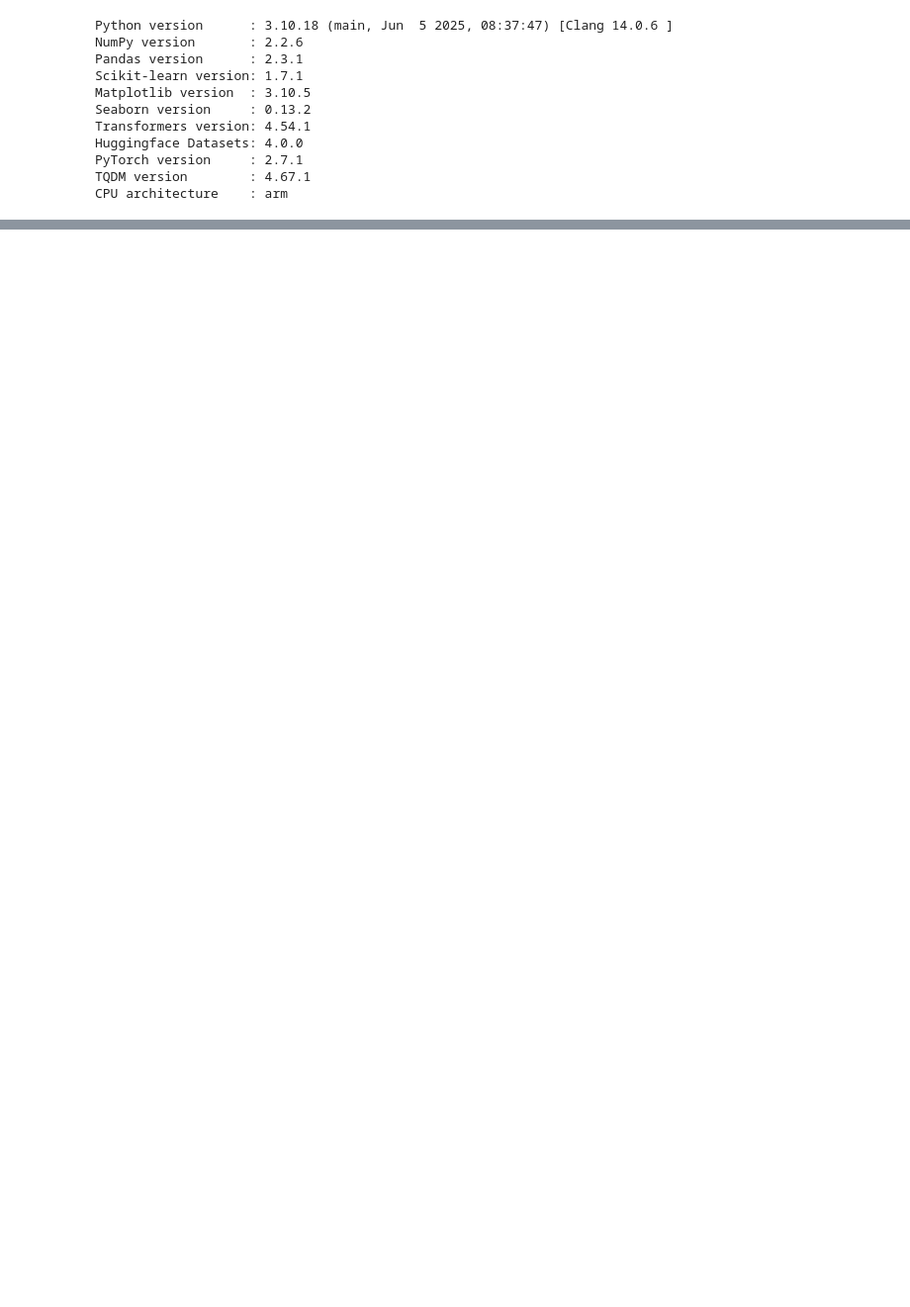
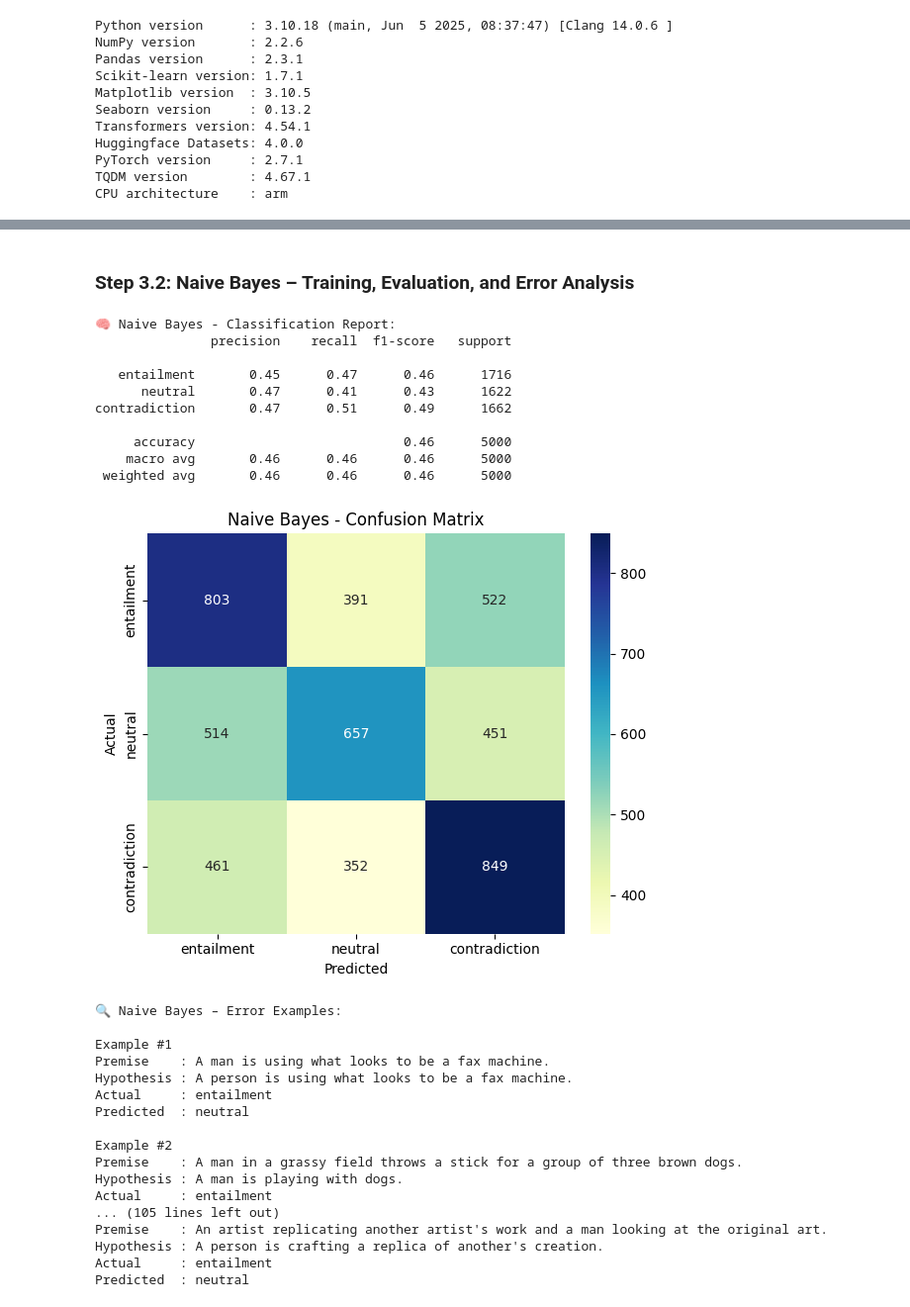
Before and after one commit to TheTeeThailand/project_nlp, a Jupyter notebook: notebooks/01_baseline_tfidf.ipynb, the cells around one changed output, grey strips where cells are left out. Shown: that part at 99% size. Saved outputs shown, nothing was run; the diff lists cells and outputs as text; code cells hidden in the pictures; blank space fills up the shorter version.

```diff
--- a/notebooks/01_baseline_tfidf.ipynb
+++ b/notebooks/01_baseline_tfidf.ipynb
@@ -49,0 +186,76 @@ CPU architecture    : arm
+# %% [markdown]
+### Step 3.2: Naive Bayes – Training, Evaluation, and Error Analysis
+# %%
+from sklearn.naive_bayes import MultinomialNB
+from sklearn.metrics import classification_report, confusion_matrix
+import matplotlib.pyplot as plt
+import seaborn as sns
+
+# Define class labels for display
+labels = ["entailment", "neutral", "contradiction"]
+
+# Initialize and train the Naive Bayes model
+nb_model = MultinomialNB()
+nb_model.fit(X_train_tfidf, y_train)
+
+# Predict on test set
+y_pred_nb = nb_model.predict(X_test_tfidf)
+
+# Print classification report
+print("🧠 Naive Bayes - Classification Report:")
+print(classification_report(y_test, y_pred_nb, target_names=labels))
+
+# Confusion matrix
+cm_nb = confusion_matrix(y_test, y_pred_nb)
+
+# Plot confusion matrix
+plt.figure(figsize=(6, 5))
+sns.heatmap(cm_nb, annot=True, fmt="d", cmap="YlGnBu", xticklabels=labels, yticklabels=labels)
+plt.title("Naive Bayes - Confusion Matrix")
+plt.xlabel("Predicted")
+plt.ylabel("Actual")
+plt.tight_layout()
+plt.show()
+
+# Show 20 incorrect predictions for error analysis
+print("\n🔍 Naive Bayes – Error Examples:")
+count = 0
+for i in range(len(y_test)):
+    if y_test[i] != y_pred_nb[i]:
+        print(f"\nExample #{count+1}")
+        print(f"Premise    : {test_data[i]['premise']}")
+        print(f"Hypothesis : {test_data[i]['hypothesis']}")
+        print(f"Actual     : {labels[y_test[i]]}")
+        print(f"Predicted  : {labels[y_pred_nb[i]]}")
+        count += 1
+        if count >= 20:
+            break
+# %% [output]
+🧠 Naive Bayes - Classification Report:
+               precision    recall  f1-score   support
+
+   entailment       0.45      0.47      0.46      1716
+      neutral       0.47      0.41      0.43      1622
+contradiction       0.47      0.51      0.49      1662
+
+     accuracy                           0.46      5000
+    macro avg       0.46      0.46      0.46      5000
+ weighted avg       0.46      0.46      0.46      5000
+[figure, added]
+🔍 Naive Bayes – Error Examples:
+
+Example #1
+Premise    : A man is using what looks to be a fax machine.
+Hypothesis : A person is using what looks to be a fax machine.
+Actual     : entailment
+Predicted  : neutral
+
+Example #2
+Premise    : A man in a grassy field throws a stick for a group of three brown dogs.
+Hypothesis : A man is playing with dogs.
+Actual     : entailment
+... (105 lines left out)
+Premise    : An artist replicating another artist's work and a man looking at the original art.
+Hypothesis : A person is crafting a replica of another's creation.
+Actual     : entailment
+Predicted  : neutral
```
Also changed, not shown: parts of 18 cells of this notebook.
